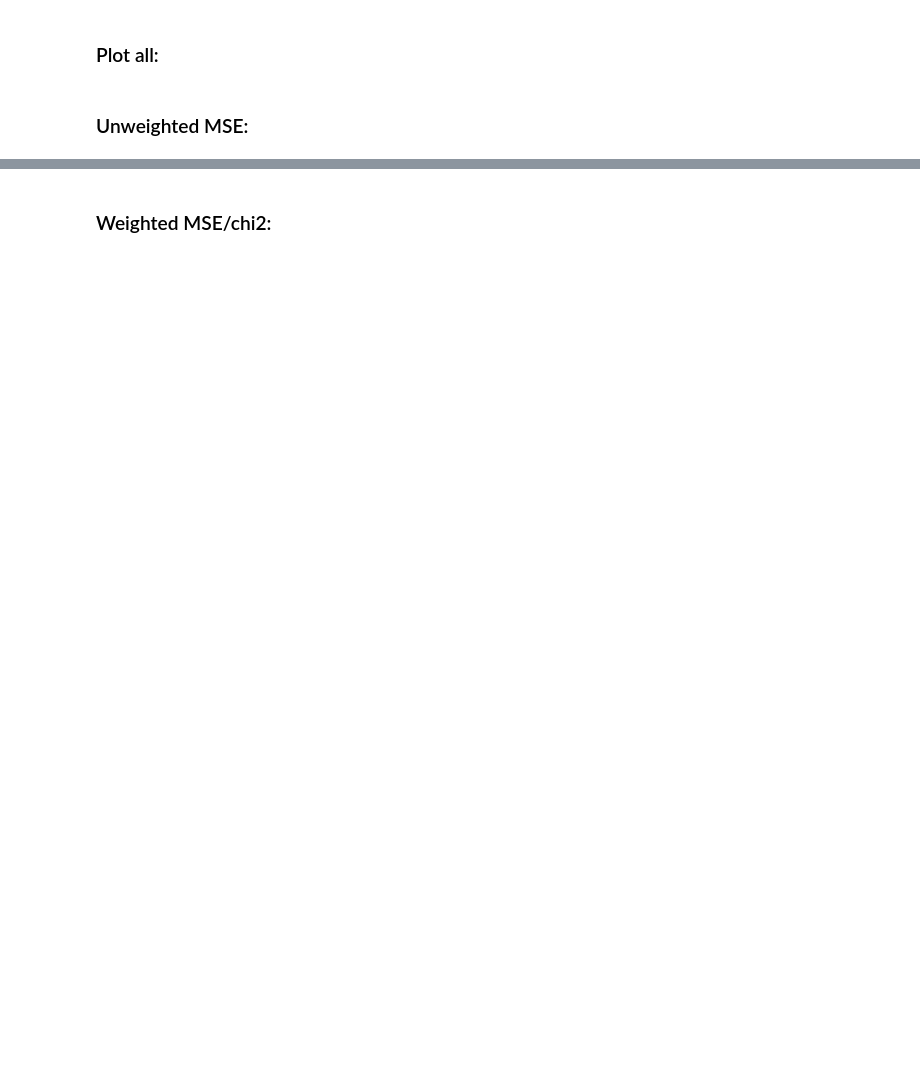
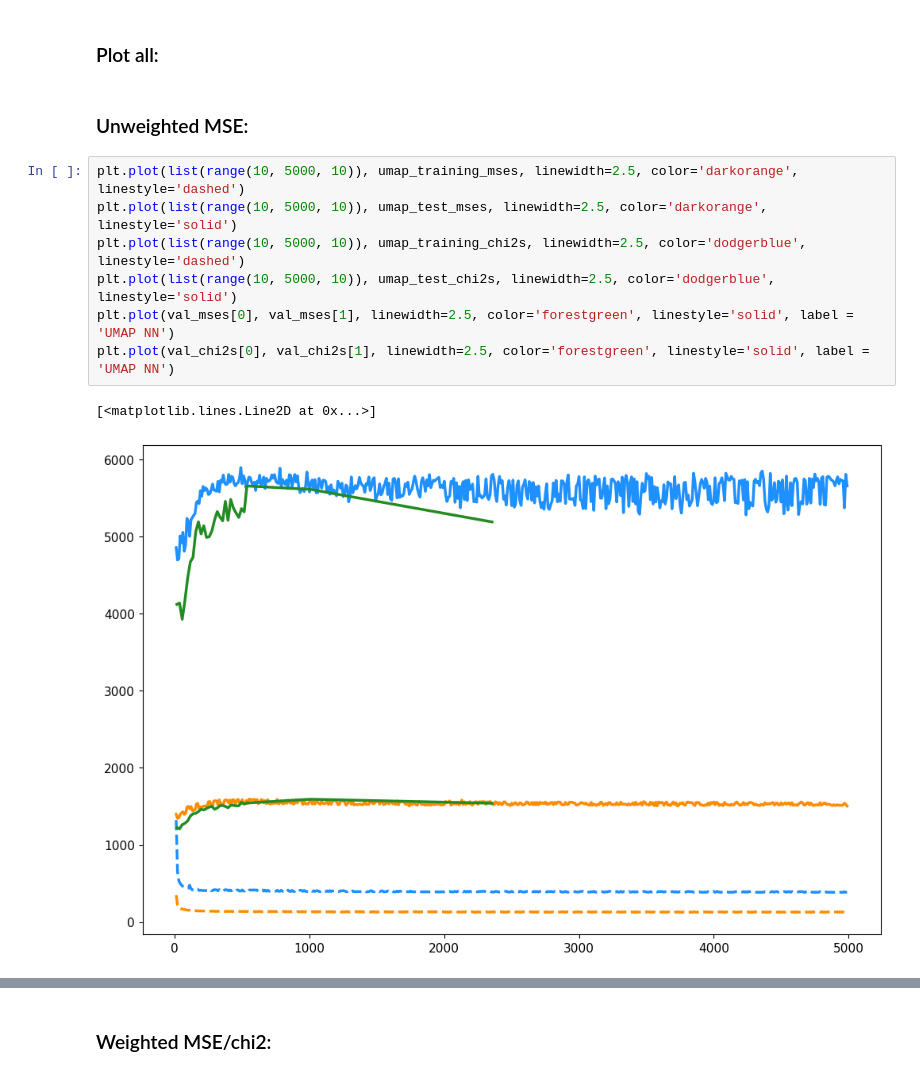
Before and after one commit to ia-chow/galactic, a Jupyter notebook: tf_tutorials/all_methods_aggregate.ipynb, the cells around one changed output, grey strips where cells are left out. Drawn from its saved outputs; the diff is of its cells as text; blank space fills up the shorter version.

```diff
--- a/tf_tutorials/all_methods_aggregate.ipynb
+++ b/tf_tutorials/all_methods_aggregate.ipynb
@@ -403,6 +441,16 @@ with open('./scatter_vae_history.pkl', 'rb') as f:
 ### Plot all:
 # %% [markdown]
 ### Unweighted MSE:
+# %%
+plt.plot(list(range(10, 5000, 10)), umap_training_mses, linewidth=2.5, color='darkorange', linestyle='dashed')
+plt.plot(list(range(10, 5000, 10)), umap_test_mses, linewidth=2.5, color='darkorange', linestyle='solid')
+plt.plot(list(range(10, 5000, 10)), umap_training_chi2s, linewidth=2.5, color='dodgerblue', linestyle='dashed')
+plt.plot(list(range(10, 5000, 10)), umap_test_chi2s, linewidth=2.5, color='dodgerblue', linestyle='solid')
+plt.plot(val_mses[0], val_mses[1], linewidth=2.5, color='forestgreen', linestyle='solid', label = 'UMAP NN')
+plt.plot(val_chi2s[0], val_chi2s[1], linewidth=2.5, color='forestgreen', linestyle='solid', label = 'UMAP NN')
+# %% [output]
+[<matplotlib.lines.Line2D at 0x...>]
+[figure, added]
 # %%
 colors = ['dodgerblue', 'darkorange', 'forestgreen', 'fuchsia', 'indigo', 'brown', 'gold']
 from matplotlib.ticker import MultipleLocator
```
Also changed, not shown: parts of 7 cells of this notebook, 16 other files.
